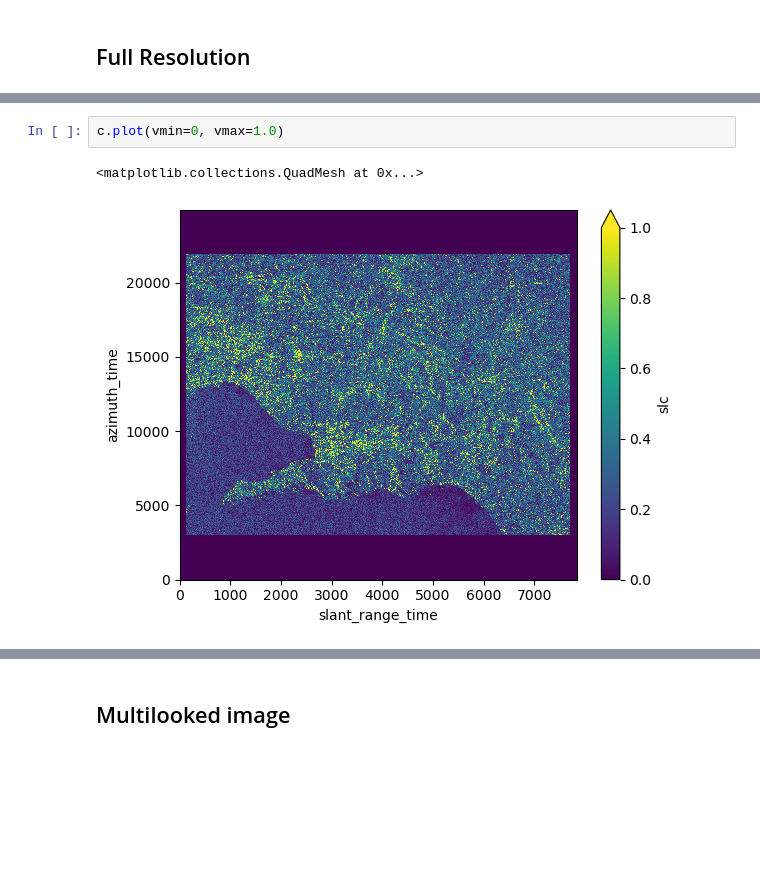
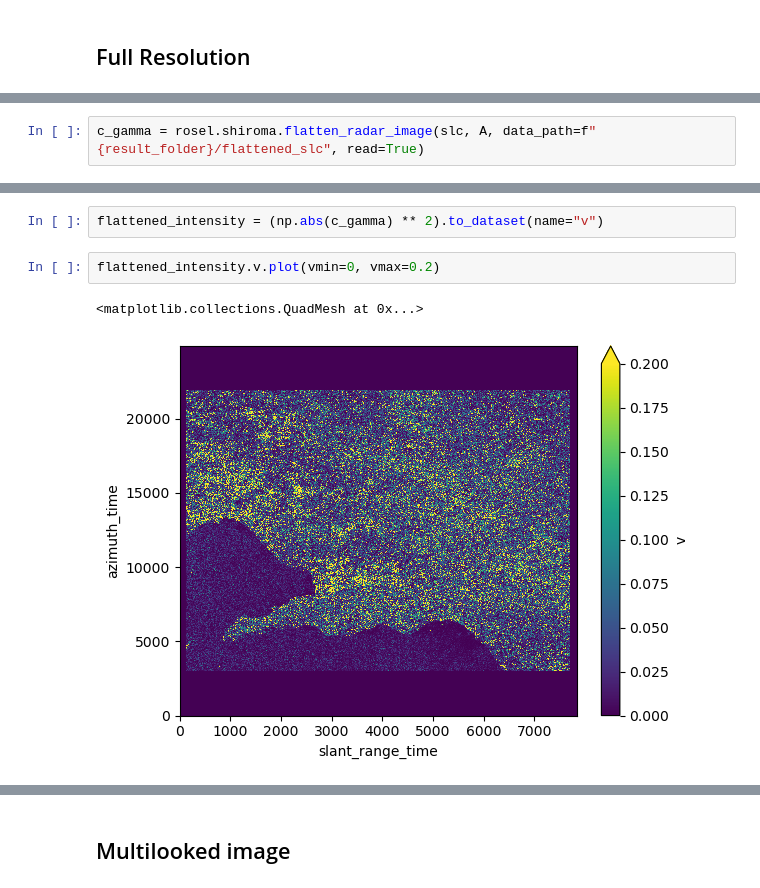
Before and after one commit to ROSE-L-ARD/cop-ard-atbd, a Jupyter notebook: notebooks/geocoding.ipynb, the cells around one changed output, grey strips where cells are left out. Cells and saved outputs as stored; diff of their text form; blank space fills up the shorter version.

```diff
--- a/notebooks/geocoding.ipynb
+++ b/notebooks/geocoding.ipynb
@@ -29,0 +87,2 @@ c = np.abs(slc).drop_vars(slc.coords)
+# %%
+c_gamma = rosel.shiroma.flatten_radar_image(slc, A, data_path=f"{result_folder}/flattened_slc", read=True)
@@ -30,5 +111,7 @@ c = np.abs(slc).drop_vars(slc.coords)
+# %%
+flattened_intensity = (np.abs(c_gamma) ** 2).to_dataset(name="v")
 # %%
-c.plot(vmin=0, vmax=1.0)
+flattened_intensity.v.plot(vmin=0, vmax=0.2)
 # %% [output]
 <matplotlib.collections.QuadMesh at 0x...>
-[figure, old version]
+[figure, new version]
```
Also changed, not shown: parts of 24 cells of this notebook, 1 other file.
